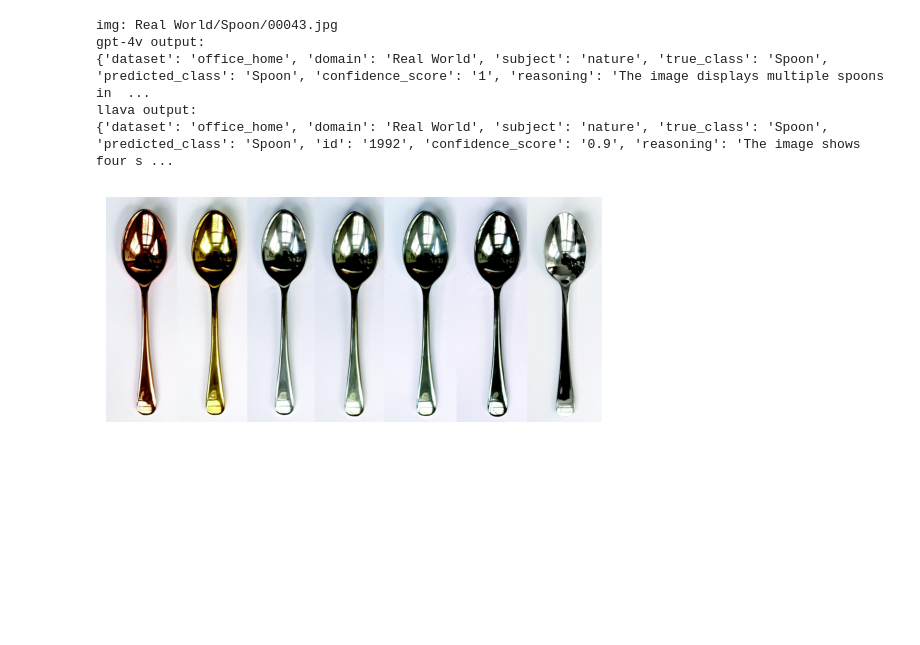
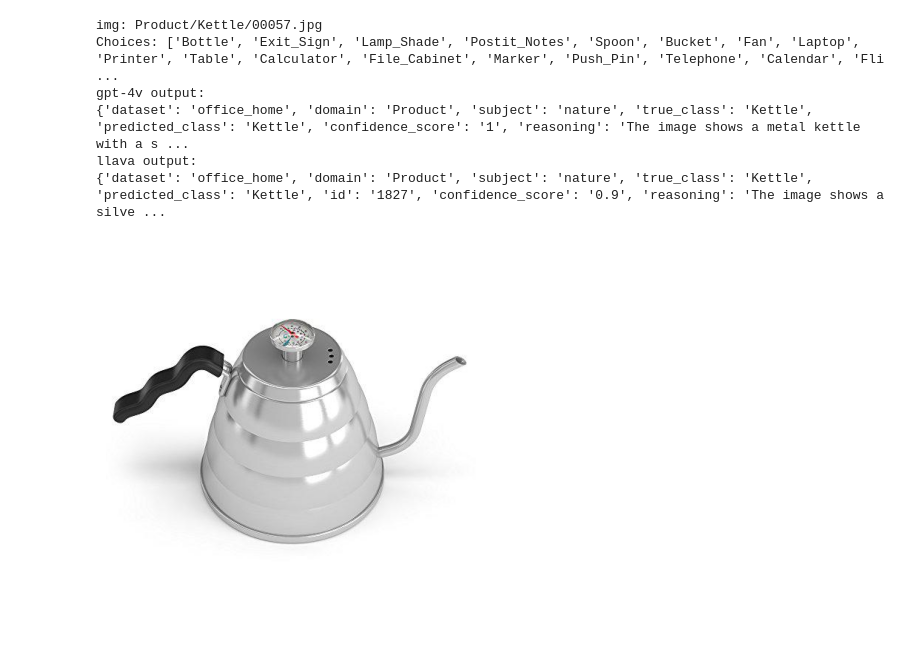
Before and after one commit to jameszhou-gl/gpt-4v-distribution-shift, a Jupyter notebook: evaluation/choose_case_within_gpt-4v_llava.ipynb, the cells around one changed output. Drawn from its saved outputs; the diff is of its cells as text; code cells hidden in the pictures; blank space fills up the shorter version.

```diff
--- a/evaluation/choose_case_within_gpt-4v_llava.ipynb
+++ b/evaluation/choose_case_within_gpt-4v_llava.ipynb
@@ -45,18 +53,21 @@ output_llava = read_and_reformat_jsonl(output_llava_path)
 # %%
 output_gpt4v = randomize_dict(output_gpt4v)
 for img, val in output_gpt4v.items():
     gpt4v_success_flag = val['true_class'] == val['predicted_class']
-    llava_success_flag = output_llava[img]['predicted_class'] is not None and output_llava[img]['true_class'] == output_llava[img]['predicted_class']
+    llava_success_flag = output_llava[img]['predicted_class'] is not None and output_llava[
+        img]['true_class'] == output_llava[img]['predicted_class']
     if gpt4v_success_flag == SELECT_GPT4V_SUCCESS and llava_success_flag == SELECT_LLAVA_SUCCESS:
         print(f'img: {img}')
+        print(f'Choices: {class_names}')
         print(f'gpt-4v output:\n{val}')
         print(f'llava output:\n{output_llava[img]}')
         show_img(f'../{RESULT_DIR}/random_1/{DATASET}/{img}')
         break
 # %% [output]
-img: Real World/Spoon/00043.jpg
+img: Product/Kettle/00057.jpg
+Choices: ['Bottle', 'Exit_Sign', 'Lamp_Shade', 'Postit_Notes', 'Spoon', 'Bucket', 'Fan', 'Laptop', 'Printer', 'Table', 'Calculator', 'File_Cabinet', 'Marker', 'Push_Pin', 'Telephone', 'Calendar', 'Fli ...
 gpt-4v output:
-{'dataset': 'office_home', 'domain': 'Real World', 'subject': 'nature', 'true_class': 'Spoon', 'predicted_class': 'Spoon', 'confidence_score': '1', 'reasoning': 'The image displays multiple spoons in  ...
+{'dataset': 'office_home', 'domain': 'Product', 'subject': 'nature', 'true_class': 'Kettle', 'predicted_class': 'Kettle', 'confidence_score': '1', 'reasoning': 'The image shows a metal kettle with a s ...
 llava output:
-{'dataset': 'office_home', 'domain': 'Real World', 'subject': 'nature', 'true_class': 'Spoon', 'predicted_class': 'Spoon', 'id': '1992', 'confidence_score': '0.9', 'reasoning': 'The image shows four s ...
+{'dataset': 'office_home', 'domain': 'Product', 'subject': 'nature', 'true_class': 'Kettle', 'predicted_class': 'Kettle', 'id': '1827', 'confidence_score': '0.9', 'reasoning': 'The image shows a silve ...
-[figure, old version]
+[figure, new version]
```
Also changed, not shown: parts of 2 cells of this notebook.
